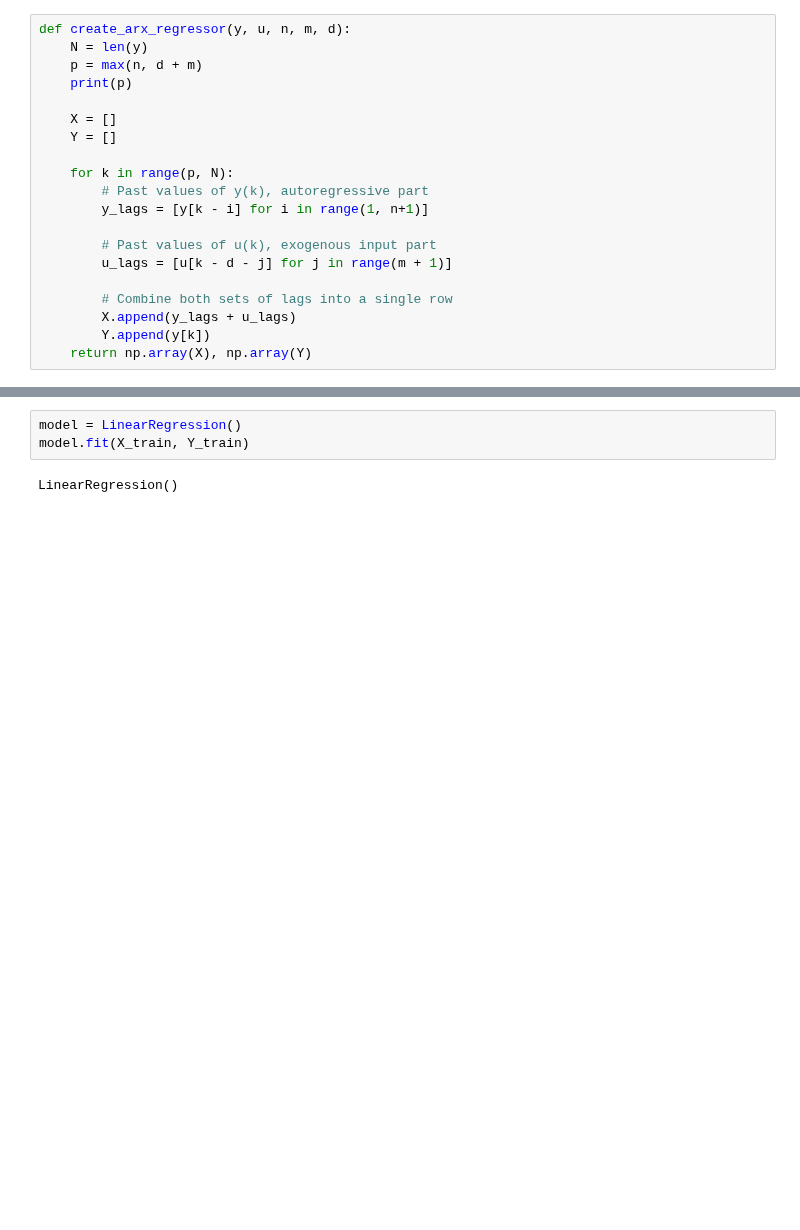
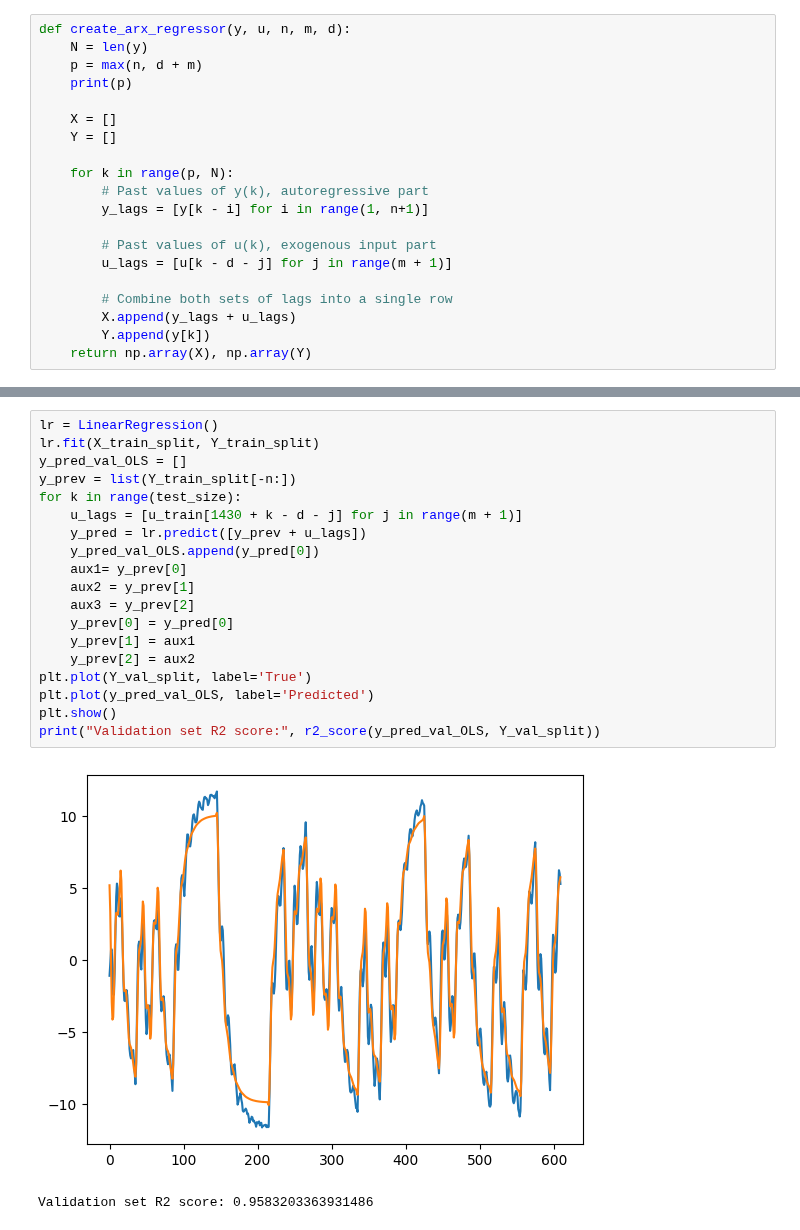
Before and after one commit to goncalomachadoribeiro/Machine-Learning-1st-Semester-2024-2025, a Jupyter notebook: Project/Problem_1_Task_2/P1_T2.ipynb, the cells around one changed output, grey strips where cells are left out. Saved outputs shown, nothing was run; the diff lists cells and outputs as text; blank space fills up the shorter version.

```diff
--- a/Project/Problem_1_Task_2/P1_T2.ipynb
+++ b/Project/Problem_1_Task_2/P1_T2.ipynb
@@ -52,6 +68,23 @@ Validation set Y shape: (610,)
-# %%
-model = LinearRegression()
-model.fit(X_train, Y_train)
-# %% [output]
-LinearRegression()
+# %%
+lr = LinearRegression()
+lr.fit(X_train_split, Y_train_split)
+y_pred_val_OLS = []
+y_prev = list(Y_train_split[-n:])
+for k in range(test_size):
+    u_lags = [u_train[1430 + k - d - j] for j in range(m + 1)]
+    y_pred = lr.predict([y_prev + u_lags])
+    y_pred_val_OLS.append(y_pred[0])
+    aux1= y_prev[0]
+    aux2 = y_prev[1]
+    aux3 = y_prev[2]
+    y_prev[0] = y_pred[0]
+    y_prev[1] = aux1
+    y_prev[2] = aux2
+plt.plot(Y_val_split, label='True')
+plt.plot(y_pred_val_OLS, label='Predicted')
+plt.show()
+print("Validation set R2 score:", r2_score(y_pred_val_OLS, Y_val_split))
+# %% [output]
+[figure, added]
+Validation set R2 score: 0.9583203363931486
 # %%
```
Also changed, not shown: parts of 3 cells of this notebook.
